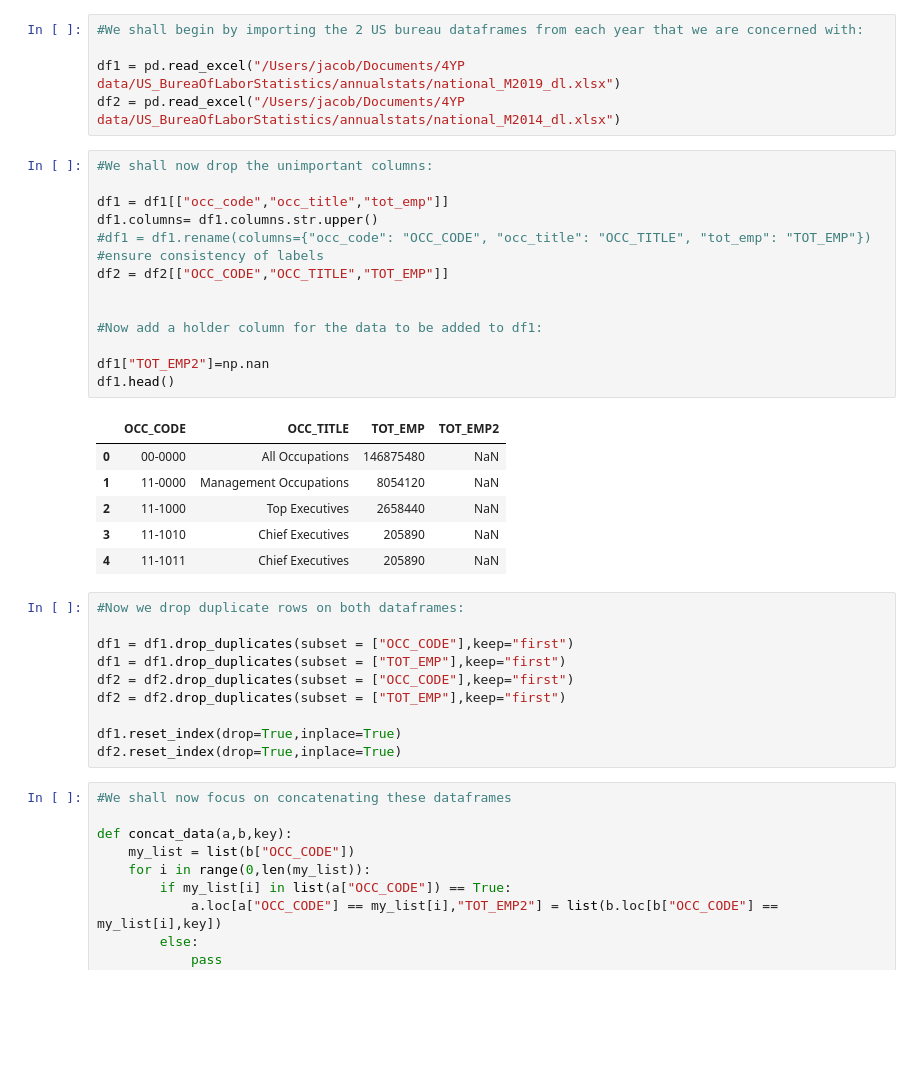
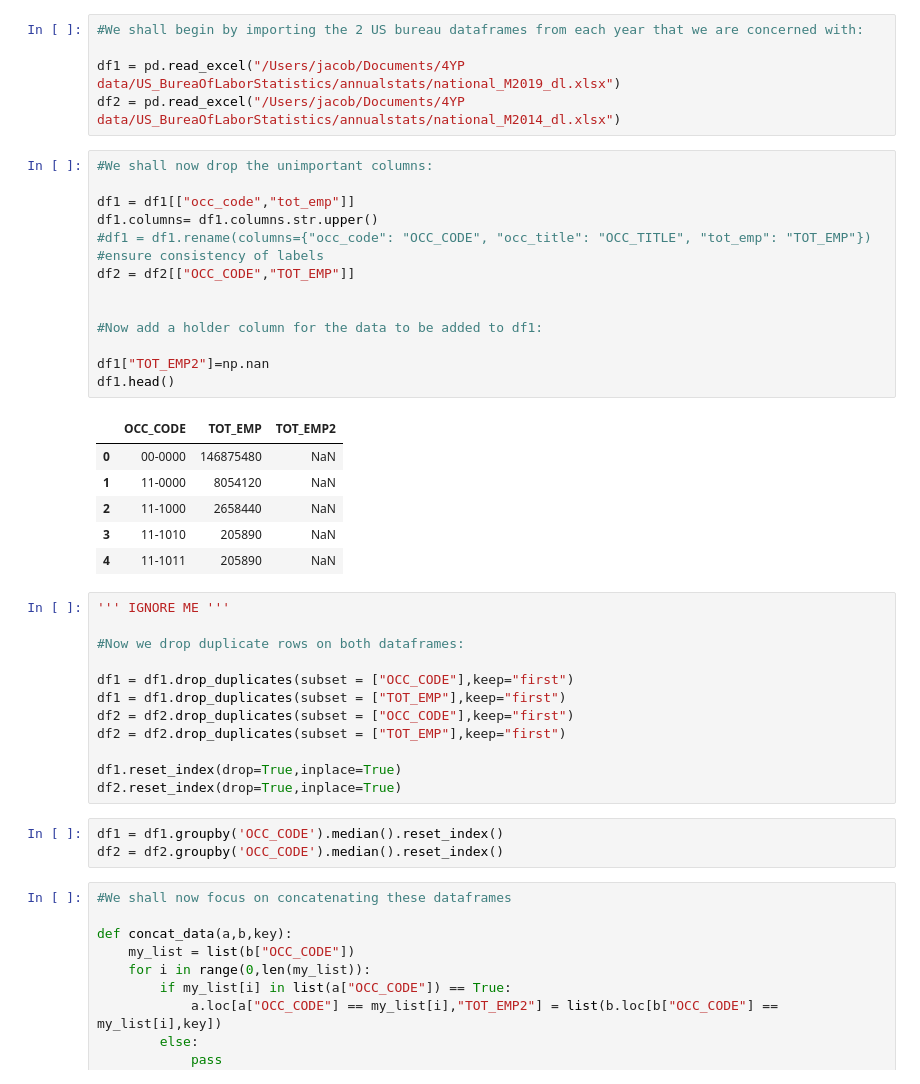
Before and after one commit to JGolub99/Future-of-work, a Jupyter notebook: ONET_18-10-21/regressing_doc.ipynb, the cells around one changed output. Saved outputs shown, nothing was run; the diff lists cells and outputs as text; blank space fills up the shorter version.

```diff
--- a/ONET_18-10-21/regressing_doc.ipynb
+++ b/ONET_18-10-21/regressing_doc.ipynb
@@ -10,24 +10,26 @@ df2 = pd.read_excel("/Users/jacob/Documents/4YP data/US_BureaOfLaborStatistics/a
 # %%
 #We shall now drop the unimportant columns:
 
-df1 = df1[["occ_code","occ_title","tot_emp"]]
+df1 = df1[["occ_code","tot_emp"]]
 df1.columns= df1.columns.str.upper()
 #df1 = df1.rename(columns={"occ_code": "OCC_CODE", "occ_title": "OCC_TITLE", "tot_emp": "TOT_EMP"}) #ensure consistency of labels
-df2 = df2[["OCC_CODE","OCC_TITLE","TOT_EMP"]]
+df2 = df2[["OCC_CODE","TOT_EMP"]]
 
 
 #Now add a holder column for the data to be added to df1:
 
 df1["TOT_EMP2"]=np.nan
 df1.head()
 # %% [output]
-|  | OCC_CODE | OCC_TITLE | TOT_EMP | TOT_EMP2 |
-| 0 | 00-0000 | All Occupations | 146875480 | NaN |
-| 1 | 11-0000 | Management Occupations | 8054120 | NaN |
-| 2 | 11-1000 | Top Executives | 2658440 | NaN |
-| 3 | 11-1010 | Chief Executives | 205890 | NaN |
-| 4 | 11-1011 | Chief Executives | 205890 | NaN |
+|  | OCC_CODE | TOT_EMP | TOT_EMP2 |
+| 0 | 00-0000 | 146875480 | NaN |
+| 1 | 11-0000 | 8054120 | NaN |
+| 2 | 11-1000 | 2658440 | NaN |
+| 3 | 11-1010 | 205890 | NaN |
+| 4 | 11-1011 | 205890 | NaN |
 # %%
+''' IGNORE ME '''
+
 #Now we drop duplicate rows on both dataframes:
 
 df1 = df1.drop_duplicates(subset = ["OCC_CODE"],keep="first")
@@ -37,6 +39,9 @@ df2 = df2.drop_duplicates(subset = ["TOT_EMP"],keep="first")
 
 df1.reset_index(drop=True,inplace=True)
 df2.reset_index(drop=True,inplace=True)
+# %%
+df1 = df1.groupby('OCC_CODE').median().reset_index()
+df2 = df2.groupby('OCC_CODE').median().reset_index()
 # %%
 #We shall now focus on concatenating these dataframes
 
```
Also changed, not shown: parts of 16 cells of this notebook, 23 other files.
